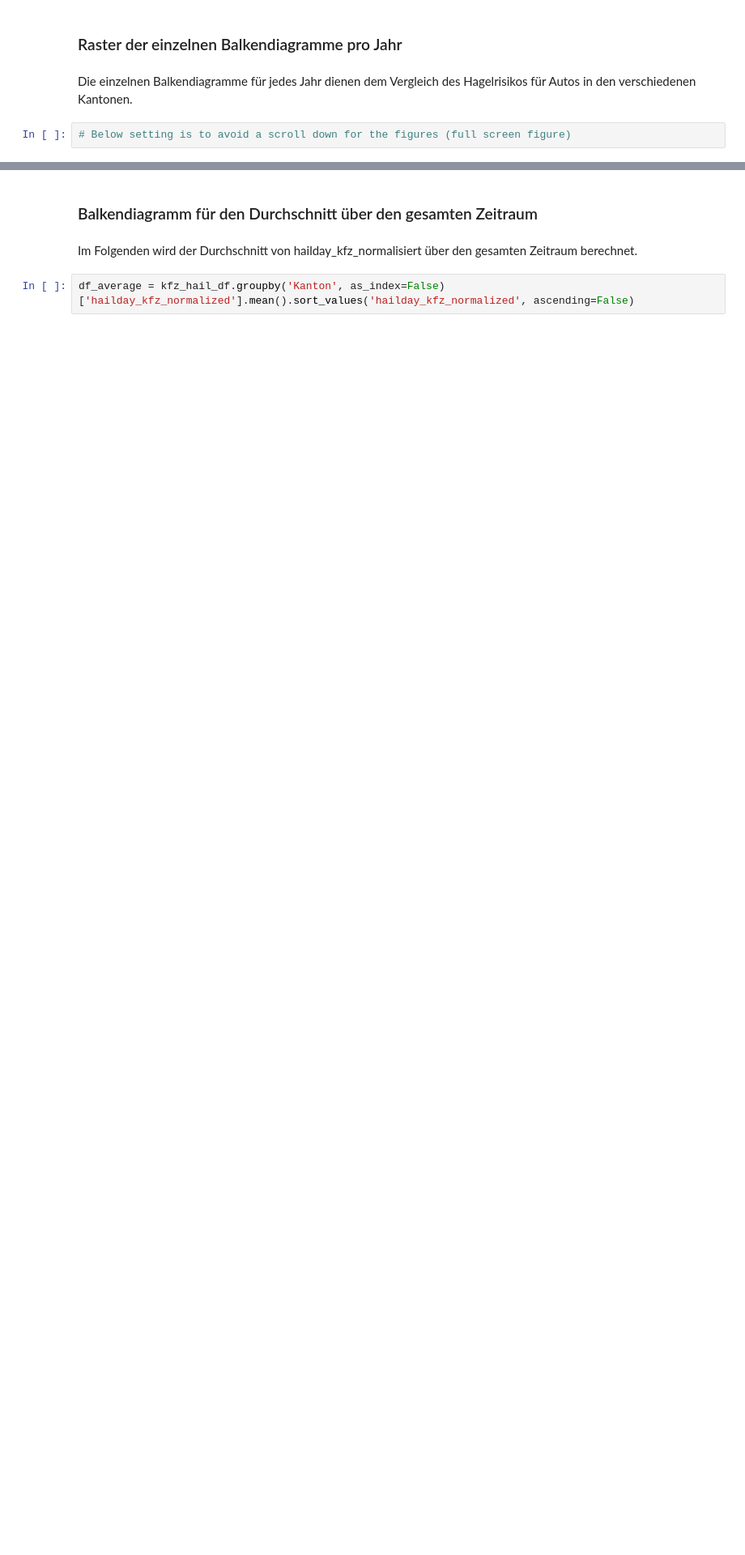
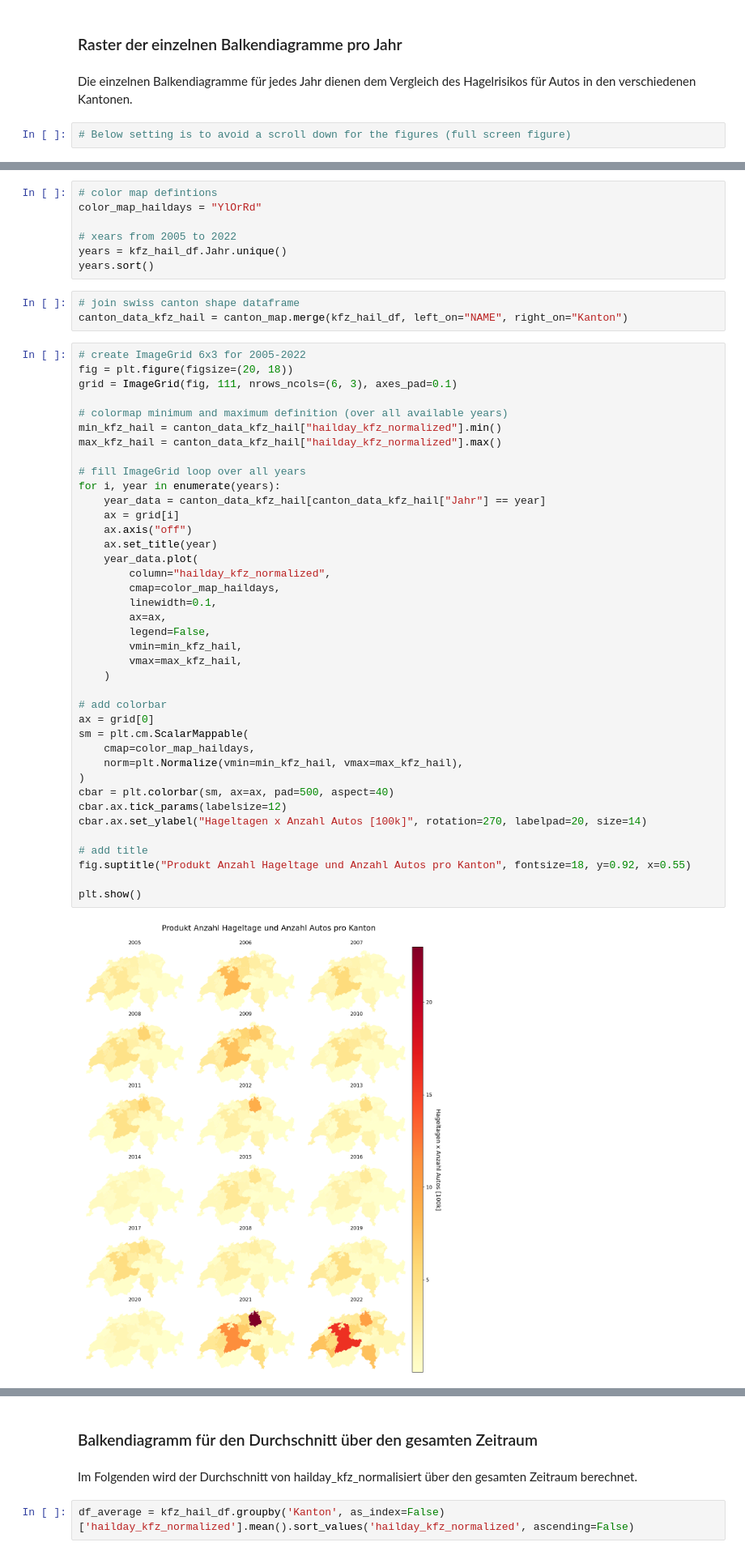
Before and after one commit to aminkarbassi/CAS_IE_Scripting, a Jupyter notebook: 4_KfZ_mit_Hagel_Data.ipynb, the cells around one changed output, grey strips where cells are left out. Shown at 81% size. Cells and saved outputs as stored; diff of their text form; blank space fills up the shorter version.

```diff
--- a/4_KfZ_mit_Hagel_Data.ipynb
+++ b/4_KfZ_mit_Hagel_Data.ipynb
@@ -262,0 +311,51 @@ plt.show()
+# %%
+# color map defintions
+color_map_haildays = "YlOrRd"
+
+# xears from 2005 to 2022
+years = kfz_hail_df.Jahr.unique()
+years.sort()
+# %%
+# join swiss canton shape dataframe
+canton_data_kfz_hail = canton_map.merge(kfz_hail_df, left_on="NAME", right_on="Kanton")
+# %%
+# create ImageGrid 6x3 for 2005-2022
+fig = plt.figure(figsize=(20, 18))
+grid = ImageGrid(fig, 111, nrows_ncols=(6, 3), axes_pad=0.1)
+
+# colormap minimum and maximum definition (over all available years)
+min_kfz_hail = canton_data_kfz_hail["hailday_kfz_normalized"].min()
+max_kfz_hail = canton_data_kfz_hail["hailday_kfz_normalized"].max()
+
+# fill ImageGrid loop over all years
+for i, year in enumerate(years):
+    year_data = canton_data_kfz_hail[canton_data_kfz_hail["Jahr"] == year]
+    ax = grid[i]
+    ax.axis("off")
+    ax.set_title(year)
+    year_data.plot(
+        column="hailday_kfz_normalized",
+        cmap=color_map_haildays,
+        linewidth=0.1,
+        ax=ax,
+        legend=False,
+        vmin=min_kfz_hail,
+        vmax=max_kfz_hail,
+    )
+
+# add colorbar
+ax = grid[0]
+sm = plt.cm.ScalarMappable(
+    cmap=color_map_haildays,
+    norm=plt.Normalize(vmin=min_kfz_hail, vmax=max_kfz_hail),
+)
+cbar = plt.colorbar(sm, ax=ax, pad=500, aspect=40)
+cbar.ax.tick_params(labelsize=12)
+cbar.ax.set_ylabel("Hageltagen x Anzahl Autos [100k]", rotation=270, labelpad=20, size=14)
+
+# add title
+fig.suptitle("Produkt Anzahl Hageltage und Anzahl Autos pro Kanton", fontsize=18, y=0.92, x=0.55)
+
+plt.show()
+# %% [output]
+[figure, added]
```
Also changed, not shown: parts of 12 cells of this notebook.
